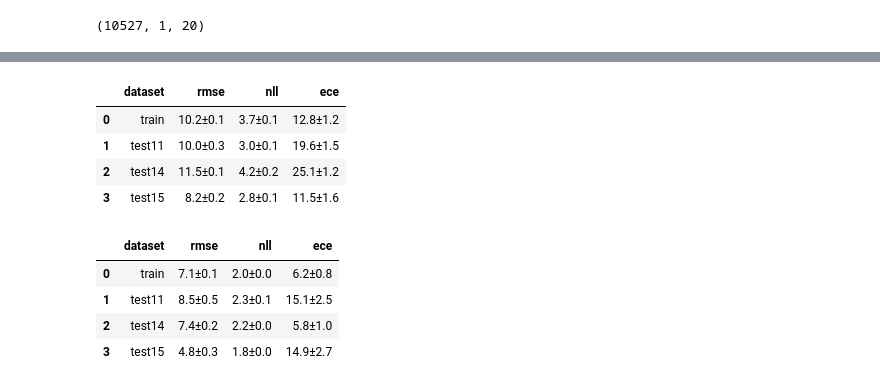
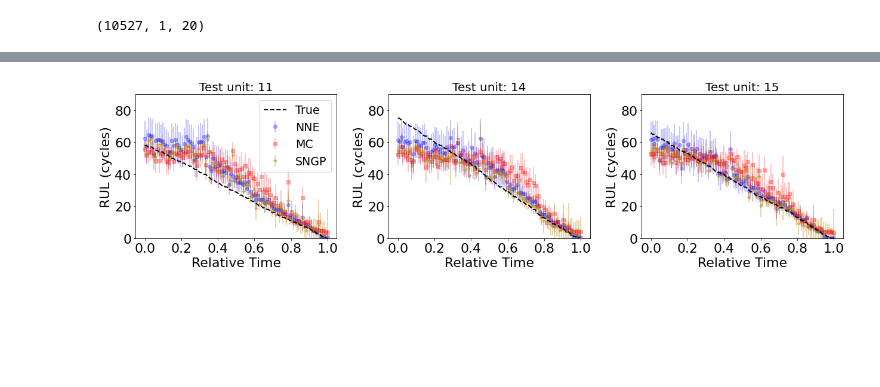
Before and after one commit to VNemani14/UQ_ML_Tutorial, a Jupyter notebook: Case_study_3/results.ipynb, the cells around one changed output, grey strips where cells are left out. Drawn from its saved outputs; the diff is of its cells as text; code cells hidden in the pictures; blank space fills up the shorter version.

```diff
--- a/Case_study_3/results.ipynb
+++ b/Case_study_3/results.ipynb
@@ -298,24 +256,3 @@ The PostScript backend does not support transparency; partially transparent arti
-# %%
-df = get_error_metrics(allresults_MCdf,'MC')
-df[['dataset', 'rmse', 'nll', 'ece']]
-# %% [output]
-|  | dataset | rmse | nll | ece |
-| 0 | train | 10.2±0.1 | 3.7±0.1 | 12.8±1.2 |
-| 1 | test11 | 10.0±0.3 | 3.0±0.1 | 19.6±1.5 |
-| 2 | test14 | 11.5±0.1 | 4.2±0.2 | 25.1±1.2 |
-| 3 | test15 | 8.2±0.2 | 2.8±0.1 | 11.5±1.6 |
-# %%
-df = get_error_metrics(allresults_DEdf,'NN')
-df[['dataset', 'rmse', 'nll', 'ece']]
-# %% [output]
-|  | dataset | rmse | nll | ece |
-| 0 | train | 7.1±0.1 | 2.0±0.0 | 6.2±0.8 |
-| 1 | test11 | 8.5±0.5 | 2.3±0.1 | 15.1±2.5 |
-| 2 | test14 | 7.4±0.2 | 2.2±0.0 | 5.8±1.0 |
-| 3 | test15 | 4.8±0.3 | 1.8±0.0 | 14.9±2.7 |
-# %%
-df = get_error_metrics(allresults_SNGPdf,'SNGP')
-df[['dataset', 'rmse', 'nll', 'ece']]
 # %%
 dataset = ['test11', 'test14', 'test15']
 down_factor=100
@@ -324,7 +261,7 @@ allresults_DEdf_sorted = allresults_DEdf.loc[allresults_DEdf['iteration']==0]
 allresults_MCdf_sorted = allresults_MCdf.loc[allresults_MCdf['iteration']==0]
 allresults_SNGPdf_sorted = allresults_SNGPdf.loc[allresults_SNGPdf['iteration']==0]
 
-fig, ax = plt.subplots(1,3,figsize=(16, 6))
+fig, ax = plt.subplots(1,3,figsize=(18, 5))
 for myset, myax in zip(range(len(dataset)),ax.flatten()):
 
 
@@ -338,39 +275,41 @@ for myset, myax in zip(range(len(dataset)),ax.flatten()):
 
     myax.errorbar(x/max(x), df['NN_mu_eff'],
                  yerr = df['NN_sigma_eff'],
-                 fmt='o', color='blue', alpha = 0.3, label='Deep Ensemble',zorder=3)
+                 fmt='o', color='blue', alpha = 0.3, label='NNE',zorder=3)
 
 
     df = allresults_MCdf_sorted.loc[allresults_MCdf_sorted['dataset']==dataset[myset]]
     down = int(len(df)/down_factor)
     df = df.iloc[::down]
     x=np.array([i*500 for i in range(df.shape[0])])
     myax.errorbar(x/max(x), df['MC_mu_eff'],
                  yerr = df['MC_sigma_eff'],
-                 fmt='s', color='red', alpha = 0.3, label='MC Dropout',zorder=3)
+                 fmt='s', color='red', alpha = 0.3, label='MC',zorder=3)
 
 
     df = allresults_SNGPdf_sorted.loc[allresults_SNGPdf_sorted['dataset']==dataset[myset]]
     down = int(len(df)/down_factor)
     df = df.iloc[::down]
     x=np.array([i*500 for i in range(df.shape[0])])
     myax.errorbar(x/max(x), df['SNGP_mu_eff'],
                   yerr = df['SNGP_sigma_eff'],
-                      fmt='*', color='magenta', alpha = 0.3, label='SNGP',zorder=3)
+                      fmt='*', color='darkgoldenrod', alpha = 0.45, label='SNGP',zorder=3)
 
 
 #    df = allresults_GPdf_sorted.loc[allresults_GPdf_sorted['dataset']==dataset[myset]]
 #    myax.errorbar(range(df.shape[0]), df['GP_mu_eff'],
 #                 yerr = df['GP_sigma_eff'],markersize = 10,
 #                 fmt='*', color='darkgreen', alpha = 0.6, label='Gaussian process')
 
 
-    myax.set_title("Dataset: "+ dataset[myset], fontsize=18)
+    myax.set_title("Test unit: "+ dataset[myset][-2:], fontsize=20)
     myax.set_xlabel("Relative Time")
     myax.set_ylabel("RUL (cycles)")
     myax.set_xticks(np.arange(0, 1.2, 0.2))
-    myax.set_ylim([-10, 90])
+    myax.set_ylim([0, 90])
     if myset ==0:
-        myax.legend()
+        myax.legend(fontsize = 19)
 plt.tight_layout()
-fig.savefig("figures/ascending_errors.eps",format='eps')
+fig.savefig("ascending_errors_CS2.pdf",format='pdf')
+# %% [output]
+[figure, added]
```
Also changed, not shown: parts of 4 cells of this notebook.
